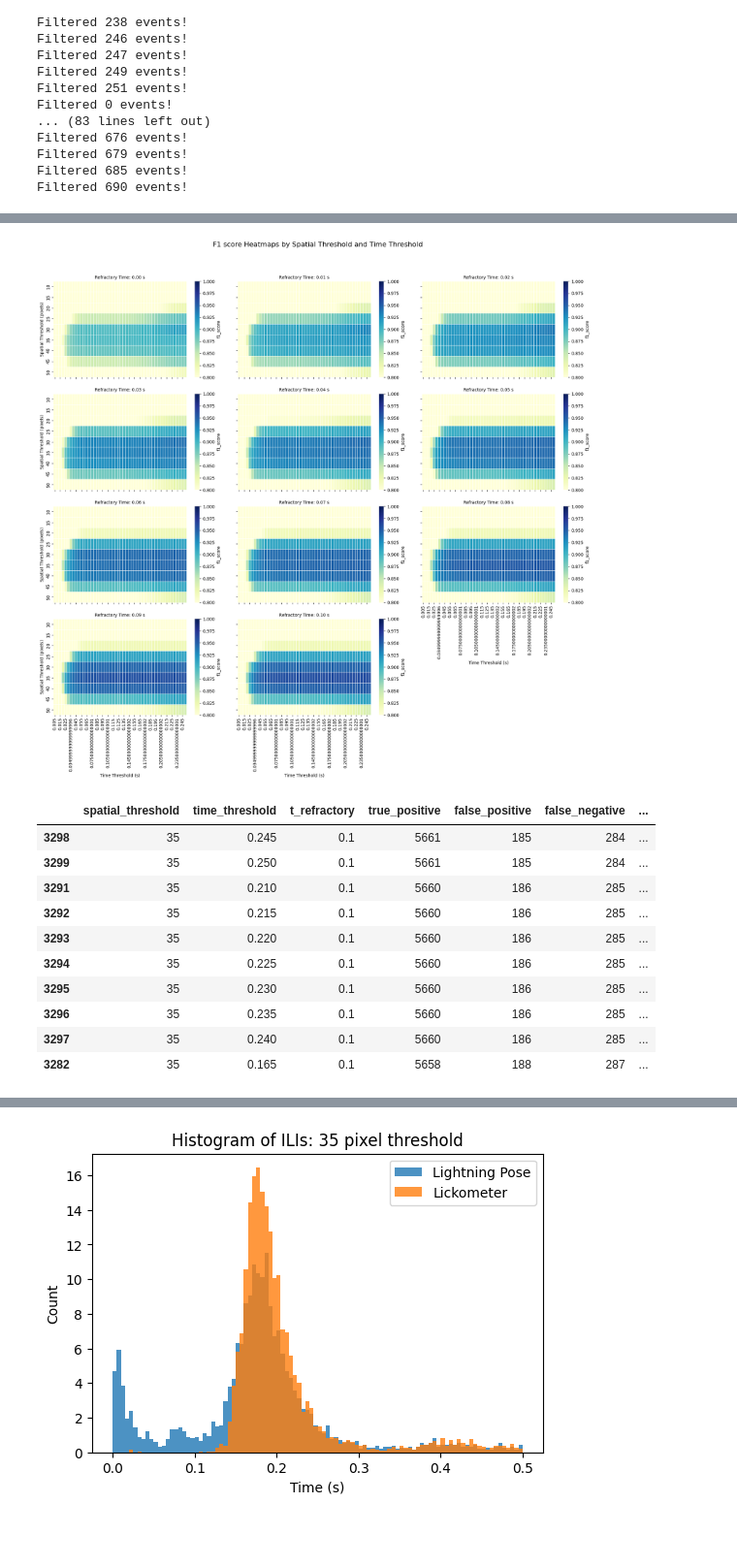
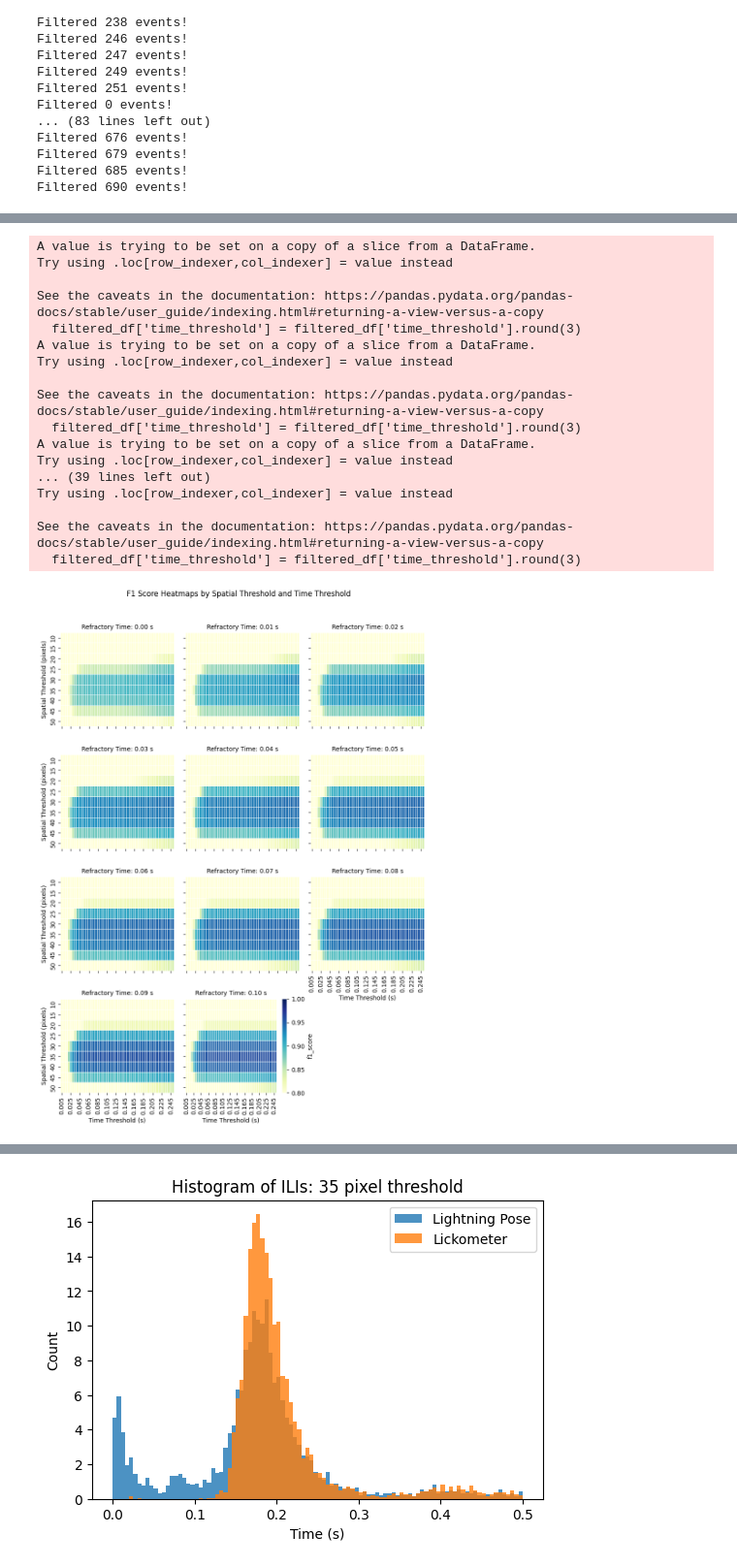
Before and after one commit to 1mattbecker/kinematics_analysis, a Jupyter notebook: code/tongue_lickometer.ipynb, the cells around one changed output, grey strips where cells are left out. Shown at 97% size. Drawn from its saved outputs; the diff is of its cells as text; code cells hidden in the pictures; blank space fills up the shorter version.

Commit message:
added lickometer benchmarching example plots, finished parameter choice for lick detection

```diff
--- a/code/tongue_lickometer.ipynb
+++ b/code/tongue_lickometer.ipynb
@@ -305,64 +461,65 @@ Filtered 690 events!
 # %%
-import numpy as np
-import pandas as pd
-import seaborn as sns
-import matplotlib.pyplot as plt
+#Optional: heatmap facet grid of f1 score, comparing spatial threshold and time threshold for each t_refractory value
 
-# Create a FacetGrid for recall
-g = sns.FacetGrid(results_df, col="t_refractory", col_wrap=3, height=4, aspect=1.5)
+# Create a FacetGrid for f1 score
+g = sns.FacetGrid(results_df, col="t_refractory", col_wrap=3, height=3, aspect=1)
 
 # Loop through each unique t_refractory value
+cbar_bool = False
 for k, t_refractory in enumerate(results_df['t_refractory'].unique()):
     # Filter the DataFrame for the current t_refractory value
     filtered_df = results_df[results_df['t_refractory'] == t_refractory]
+    filtered_df['time_threshold'] = filtered_df['time_threshold'].round(3)
 
     # Pivot the filtered data for recall
     pivot_data = filtered_df.pivot_table(index="spatial_threshold",
                                           columns="time_threshold",
                                           values="f1_score",
                                           aggfunc='mean')
 
-    # Create the heatmap for recall
+    # Create the heatmap for recall without a colorbar
     ax = g.axes[k]
+
+    if k == len(results_df['t_refractory'].unique()) - 1:
+        cbar_bool = True
+
     sns.heatmap(pivot_data, ax=ax, cmap='YlGnBu',
-                cbar_kws={'label': 'f1_score'},
                 annot=False, linewidths=.5,
-                vmin=0.8, vmax=1.0) # Adjust vmin/vmax based on expected range
+                vmin=0.8, vmax=1.0,
+                cbar=cbar_bool,
+                cbar_kws={'label': 'f1_score'})
 
     # Set title for the subplot
     ax.set_title(f'Refractory Time: {t_refractory:.2f} s')
 
 
 
 
-# Customize the plots
+# Set the overall axis labels
 g.set_axis_labels('Time Threshold (s)', 'Spatial Threshold (pixels)')
 g.set_titles(col_template='Refractory Time: {col_name:.2f} s')
+
 plt.subplots_adjust(top=0.9)
-g.fig.suptitle('F1 score Heatmaps by Spatial Threshold and Time Threshold', fontsize=16)
+plt.subplots_adjust(wspace=0.1, hspace=0.3)
+g.fig.suptitle('F1 Score Heatmaps by Spatial Threshold and Time Threshold', fontsize=12)
 
 plt.show()
 # %% [output]
+A value is trying to be set on a copy of a slice from a DataFrame.
+Try using .loc[row_indexer,col_indexer] = value instead
+
+See the caveats in the documentation: https://pandas.pydata.org/pandas-docs/stable/user_guide/indexing.html#returning-a-view-versus-a-copy
+  filtered_df['time_threshold'] = filtered_df['time_threshold'].round(3)
+A value is trying to be set on a copy of a slice from a DataFrame.
+Try using .loc[row_indexer,col_indexer] = value instead
+
+See the caveats in the documentation: https://pandas.pydata.org/pandas-docs/stable/user_guide/indexing.html#returning-a-view-versus-a-copy
+  filtered_df['time_threshold'] = filtered_df['time_threshold'].round(3)
+A value is trying to be set on a copy of a slice from a DataFrame.
+Try using .loc[row_indexer,col_indexer] = value instead
+... (39 lines left out)
+Try using .loc[row_indexer,col_indexer] = value instead
+
+See the caveats in the documentation: https://pandas.pydata.org/pandas-docs/stable/user_guide/indexing.html#returning-a-view-versus-a-copy
+  filtered_df['time_threshold'] = filtered_df['time_threshold'].round(3)
-[figure, old version]
+[figure, new version]
-# %%
-n = 10
-# test_df = results_df.query('time_threshold <= 0.1 and t_refractory <= 0.05')
-test_df = results_df
-
-# Get the top N rows with the highest recall values
-top_n_recall_rows = test_df.nlargest(n, 'f1_score')
-
-# Display the top N rows
-top_n_recall_rows
-# %% [output]
-|  | spatial_threshold | time_threshold | t_refractory | true_positive | false_positive | false_negative | ... |
-| 3298 | 35 | 0.245 | 0.1 | 5661 | 185 | 284 | ... |
-| 3299 | 35 | 0.250 | 0.1 | 5661 | 185 | 284 | ... |
-| 3291 | 35 | 0.210 | 0.1 | 5660 | 186 | 285 | ... |
-| 3292 | 35 | 0.215 | 0.1 | 5660 | 186 | 285 | ... |
-| 3293 | 35 | 0.220 | 0.1 | 5660 | 186 | 285 | ... |
-| 3294 | 35 | 0.225 | 0.1 | 5660 | 186 | 285 | ... |
-| 3295 | 35 | 0.230 | 0.1 | 5660 | 186 | 285 | ... |
-| 3296 | 35 | 0.235 | 0.1 | 5660 | 186 | 285 | ... |
-| 3297 | 35 | 0.240 | 0.1 | 5660 | 186 | 285 | ... |
-| 3282 | 35 | 0.165 | 0.1 | 5658 | 188 | 287 | ... |
```
Also changed, not shown: parts of 16 cells of this notebook, 2 other files.
